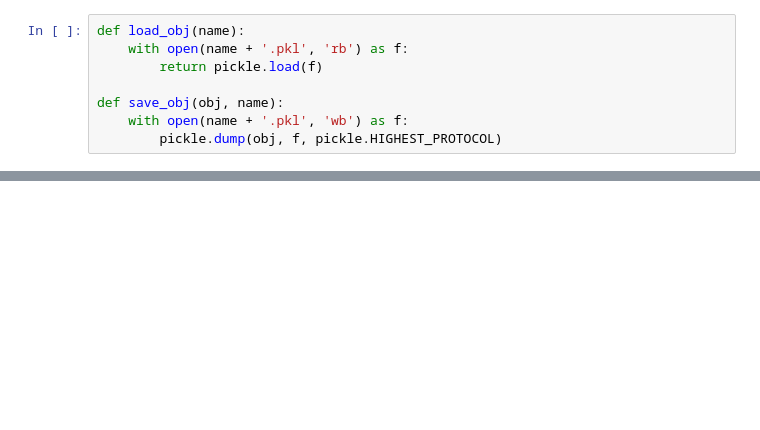
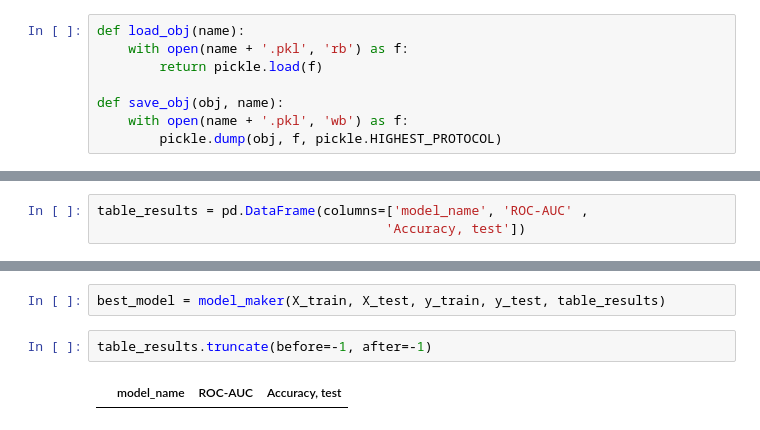
Before and after one commit to Vikykysha/o_hm, a Jupyter notebook: 4/vkstatsbot/Untitled.ipynb, the cells around one changed output, grey strips where cells are left out. Saved outputs shown, nothing was run; the diff lists cells and outputs as text; blank space fills up the shorter version.

```diff
--- a/4/vkstatsbot/Untitled.ipynb
+++ b/4/vkstatsbot/Untitled.ipynb
@@ -137,0 +500,3 @@ people_dict = {1 : 'intellect and creativity',2 : 'kindness and honesty',3 : 'he
+# %%
+table_results = pd.DataFrame(columns=['model_name', 'ROC-AUC' ,
+                                     'Accuracy, test'])
@@ -137,0 +528,6 @@ people_dict = {1 : 'intellect and creativity',2 : 'kindness and honesty',3 : 'he
+# %%
+best_model = model_maker(X_train, X_test, y_train, y_test, table_results)
+# %%
+table_results.truncate(before=-1, after=-1)
+# %% [output]
+|  | model_name | ROC-AUC | Accuracy, test |
```
Also changed, not shown: parts of 75 cells of this notebook, 4 other files.
